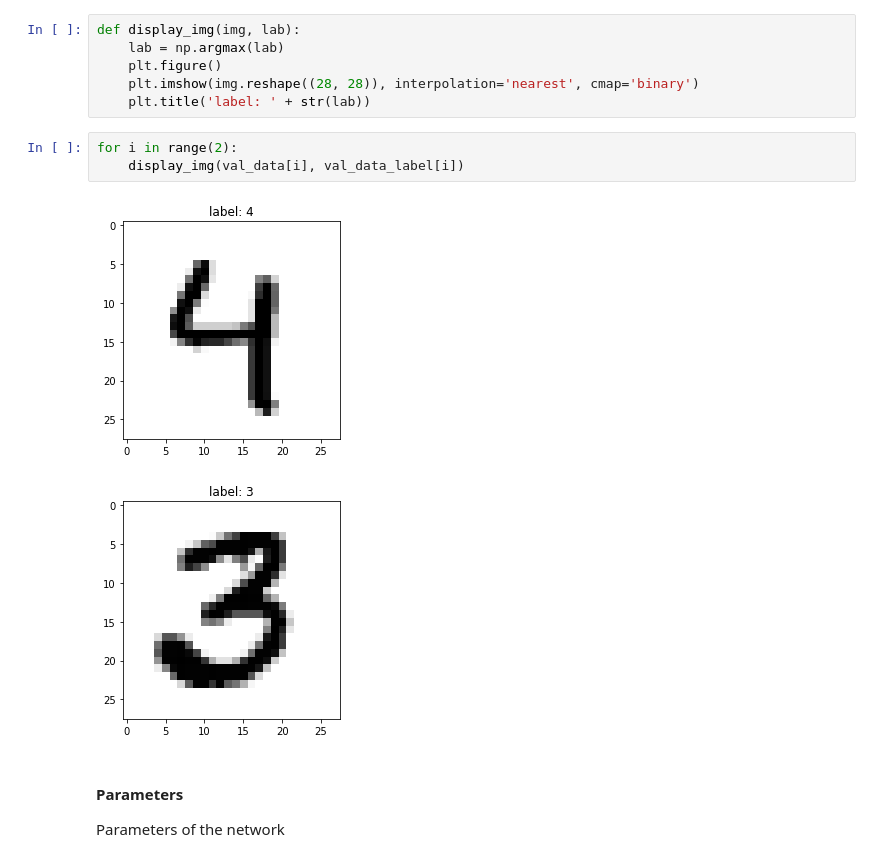
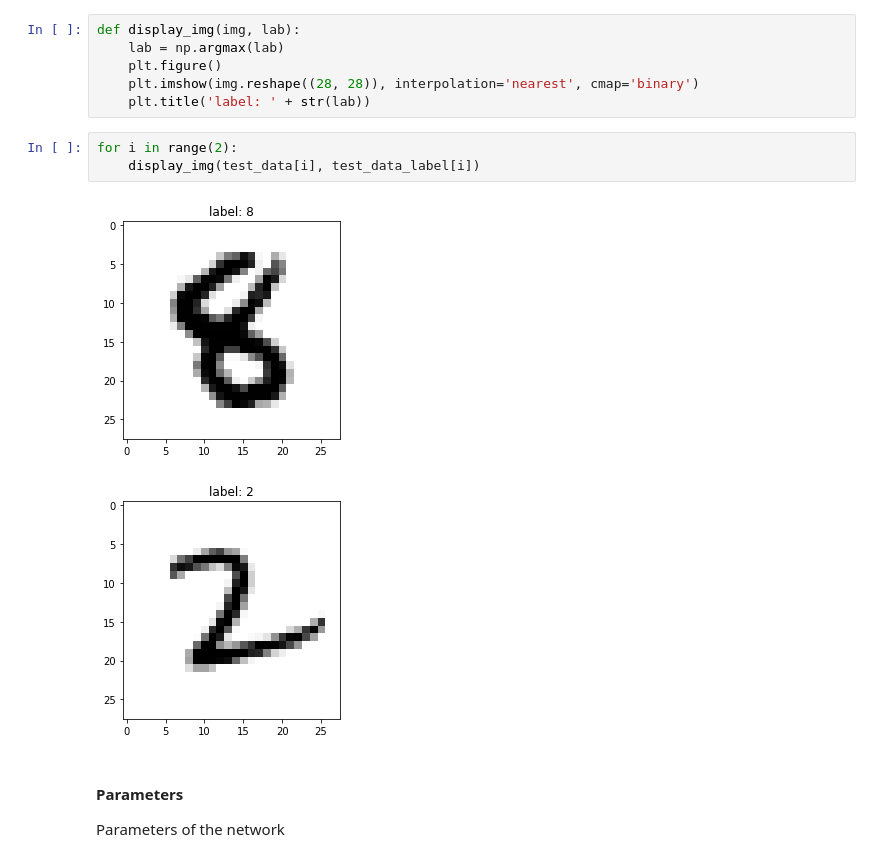
Before and after one commit to ThomasRanvier/bio_inspired_ai, a Jupyter notebook: Perceptron.ipynb, the cells around one changed output. Saved outputs shown, nothing was run; the diff lists cells and outputs as text.

```diff
--- a/Perceptron.ipynb
+++ b/Perceptron.ipynb
@@ -29,10 +29,10 @@ def display_img(img, lab):
     plt.title('label: ' + str(lab))
 # %%
 for i in range(2):
-    display_img(val_data[i], val_data_label[i])
+    display_img(test_data[i], test_data_label[i])
 # %% [output]
-[figure, old version]
+[figure, new version]
-[figure, old version]
+[figure, new version]
 # %% [markdown]
 #### Parameters
 
```
Also changed, not shown: parts of 4 cells of this notebook, 2 other files.
